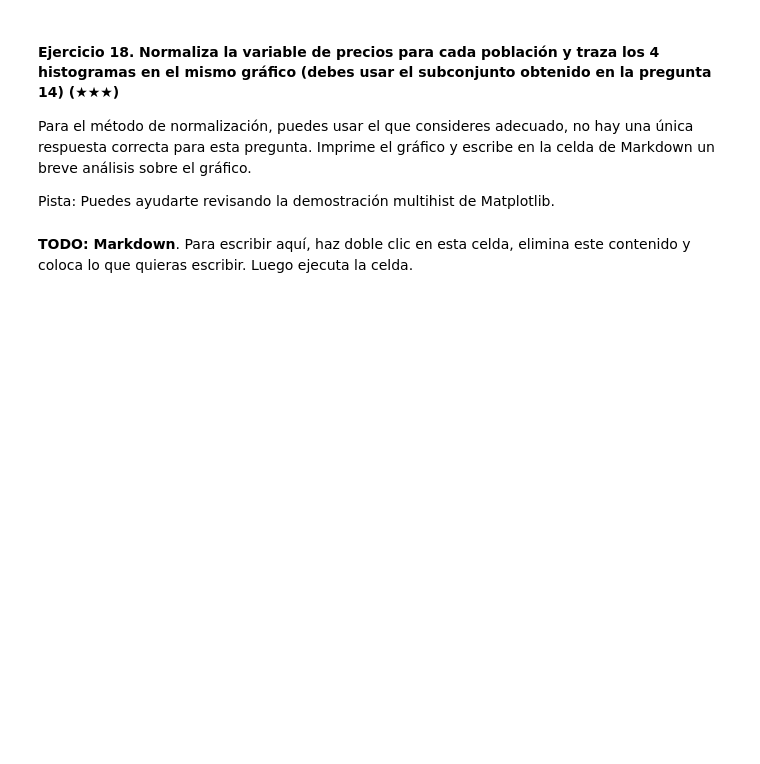
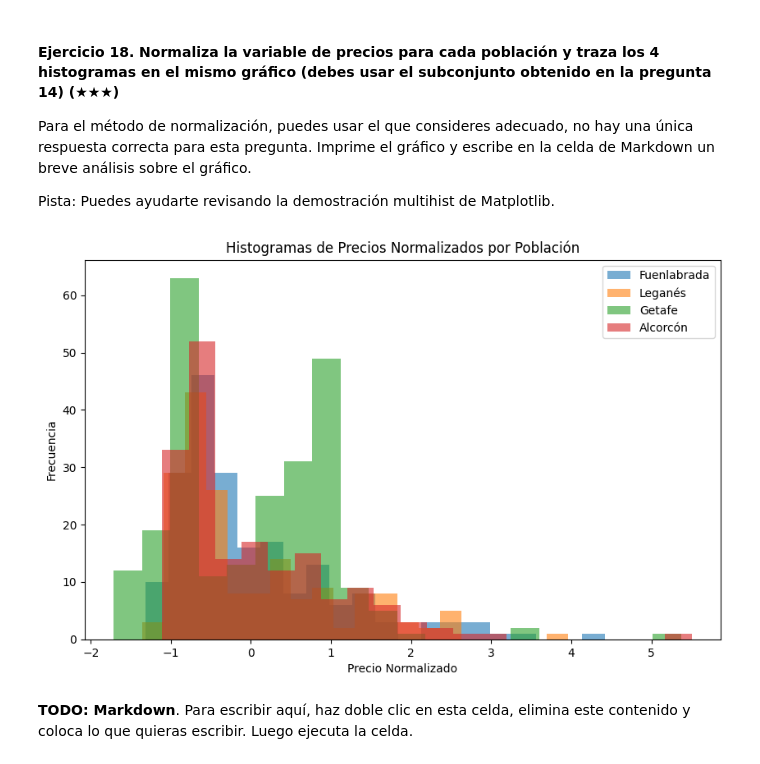
Before and after one commit to Facudlomas/realestate-datacleanup-exercise, a Jupyter notebook: project.es.ipynb, the cells around one changed output. Cells and saved outputs as stored; diff of their text form; code cells hidden in the pictures; blank space fills up the shorter version.

```diff
--- a/project.es.ipynb
+++ b/project.es.ipynb
@@ -254,7 +375,32 @@ Para el método de normalización, puedes usar el que consideres adecuado, no ha
 
 Pista: Puedes ayudarte revisando la demostración multihist de Matplotlib.
 # %%
-# TODO
+poblaciones_dentro_cint_sur = ['Fuenlabrada', 'Leganés', 'Getafe', 'Alcorcón']
+df_subset = df_cinturon_sur[df_cinturon_sur['level5'].isin(poblaciones_dentro_cint_sur)]
+
+# Normalizar los precios para cada población
+df_subset['normalized_price'] = df_subset.groupby('level5')['price'].transform(lambda x: (x - x.mean()) / x.std())
+
+# Graficar los histogramas en el mismo gráfico
+plt.figure(figsize=(10, 6))
+
+for population in poblaciones_dentro_cint_sur:
+    # Extraer los precios normalizados para cada población
+    population_prices = df_subset[df_subset['level5'] == population]['normalized_price']
+
+    # Graficar el histograma para esa población
+    plt.hist(population_prices, bins=20, alpha=0.6, label=population)
+
+# Añadir etiquetas y título
+plt.title('Histogramas de Precios Normalizados por Población')
+plt.xlabel('Precio Normalizado')
+plt.ylabel('Frecuencia')
+plt.legend()
+
+# Mostrar gráfico
+plt.show()
+# %% [output]
+[figure, added]
 # %% [markdown]
 **TODO: Markdown**. Para escribir aquí, haz doble clic en esta celda, elimina este contenido y coloca lo que quieras escribir. Luego ejecuta la celda.
 # %% [markdown]
```
Also changed, not shown: parts of 13 cells of this notebook.
